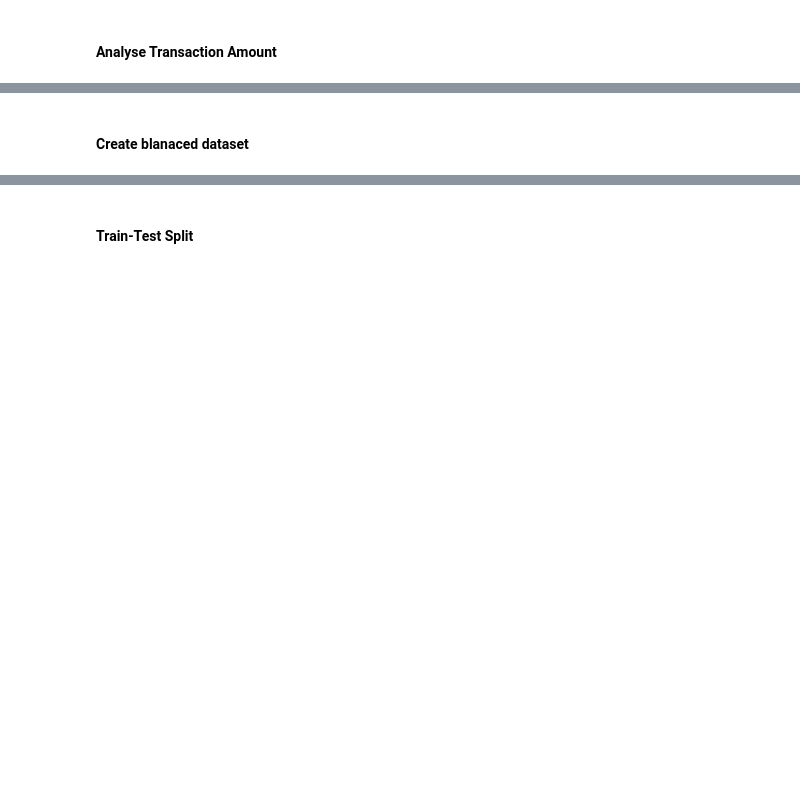
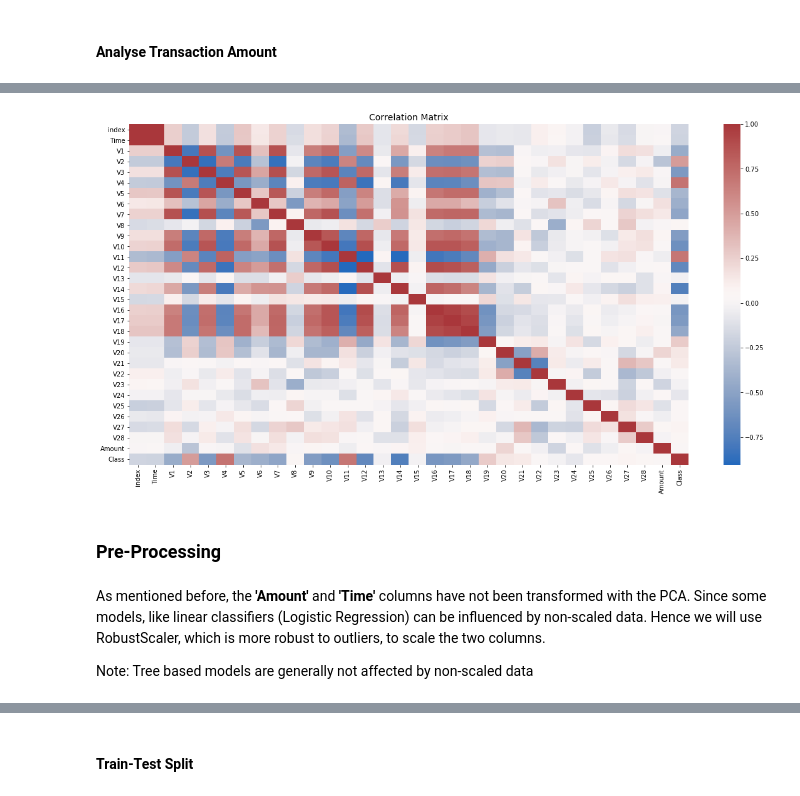
Before and after one commit to mitrotasios/FL-test-case, a Jupyter notebook: test_cc_fraud.ipynb, the cells around one changed output, grey strips where cells are left out. Cells and saved outputs as stored; diff of their text form; code cells hidden in the pictures; blank space fills up the shorter version.

```diff
--- a/test_cc_fraud.ipynb
+++ b/test_cc_fraud.ipynb
@@ -148,0 +251,19 @@ df = df.drop(["Amount", "Time"], axis=1)
+# %%
+# Create and plot Correlation Matrix
+# Figure with figsize
+fig, ax = plt.subplots(figsize=(20,10))
+
+# Plot correlation matrix
+corr = df_balanced.corr()
+sns.heatmap(corr, cmap='vlag', ax=ax)
+ax.set_title("Correlation Matrix", fontsize=14)
+plt.show()
+# %% [output]
+[figure, added]
+# %% [markdown]
+### Pre-Processing
+# %% [markdown]
+As mentioned before, the **'Amount'** and **'Time'** columns have not been transformed with the PCA. Since some models, like linear classifiers (Logistic Regression) can be influenced by non-scaled data.
+Hence we will use RobustScaler, which is more robust to outliers, to scale the two columns.
+
+Note: Tree based models are generally not affected by non-scaled data
@@ -156,5 +288,3 @@ df.head()
 | 3 | -0.966272 | -0.185226 | 1.792993 | -0.863291 | -0.010309 | 1.247203 | 0.237609 | 0.377436 | -1.387024 | -0.054952 | ... | ... |
 | 4 | -1.158233 | 0.877737 | 1.548718 | 0.403034 | -0.407193 | 0.095921 | 0.592941 | -0.270533 | 0.817739 | 0.753074 | ... | ... |
 5 rows × 31 columns
-# %% [markdown]
-#### Create blanaced dataset
```
Also changed, not shown: parts of 153 cells of this notebook.
